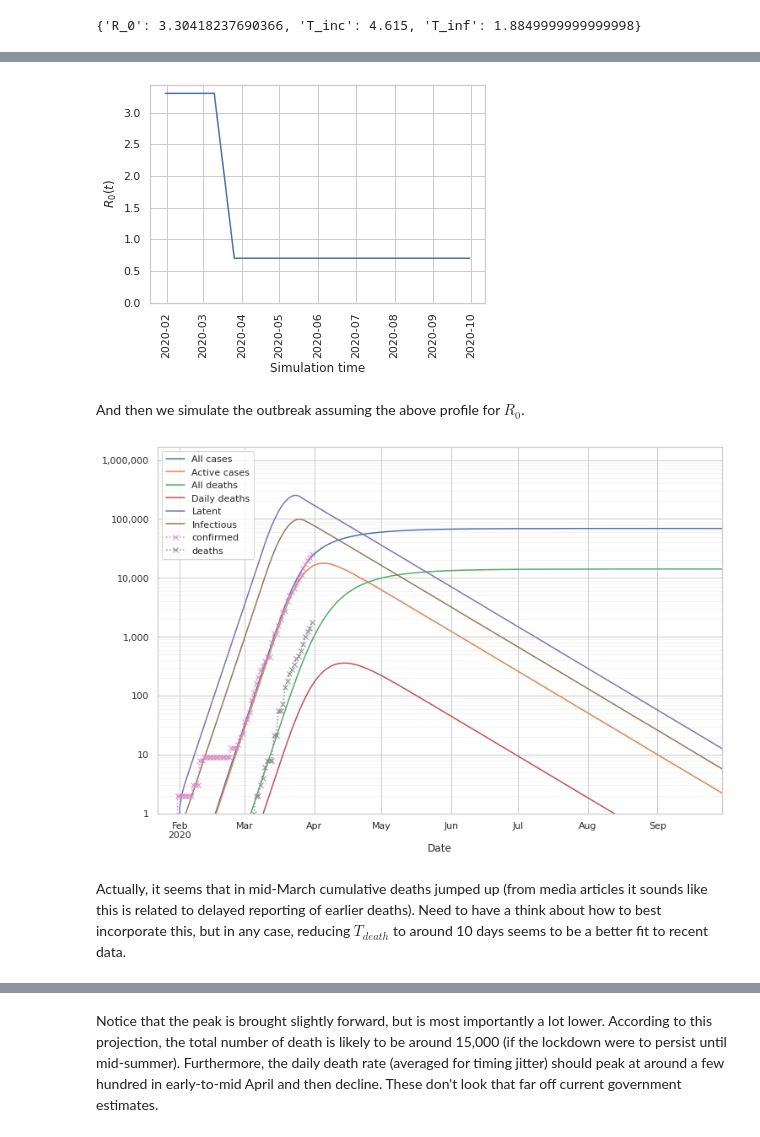
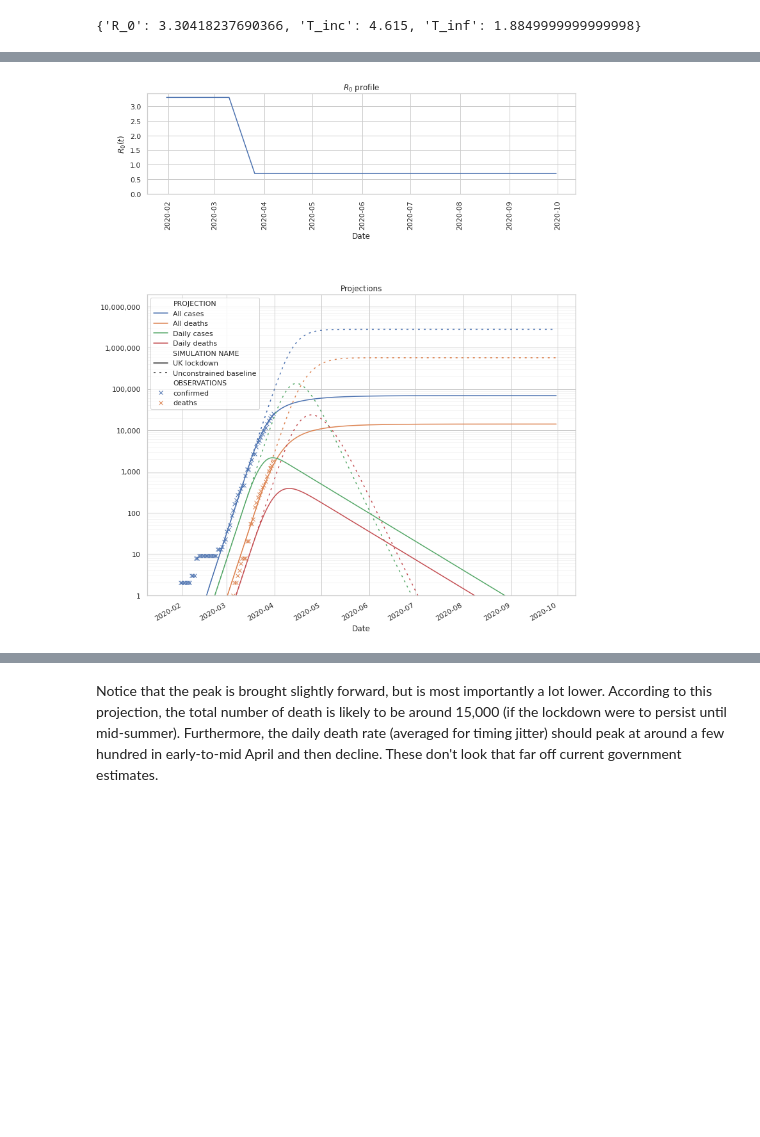
Before and after one commit to jpbrodrick/covid-19-modelling, a Jupyter notebook: Covid-19 SEIR Model.ipynb, the cells around one changed output, grey strips where cells are left out. Saved outputs shown, nothing was run; the diff lists cells and outputs as text; code cells hidden in the pictures; blank space fills up the shorter version.

```diff
--- a/Covid-19 SEIR Model.ipynb
+++ b/Covid-19 SEIR Model.ipynb
@@ -81,8 +81,10 @@ import os
 from collections import namedtuple
 from copy import copy
 from outbreak_modelling import *
+from plotutils import *
 from jhdatautils import *
-sns.set(style='whitegrid')
+# %%
+sns.set(style='whitegrid', palette='deep')
 # %% [markdown]
 ## Load observations
 
@@ -154,11 +134,12 @@ t_model_c = SEIRModel(**transmission_parameters)
 e_model_c = EmissionModel(f_cdr=0.044, f_ifr=0.009,
                           n_detect=4, T_detect=11,
                           n_resolve=9, T_resolve=8,
-                          n_death=4, T_death=14)
+                          n_death=4, T_death=10)
 sim_baseline = run_outbreak(t_model_c, e_model_c, 2*365//3, make_state(S=6.64e7, I=1))
 sim_baseline = calibrate_timing_to_cases(sim_baseline,
                          ts.confirmed[ts['phase']=='unrestricted'])
 sim_baseline.to_csv('simdata/sim-R_0-3.3-baseline-parameters.csv')
-plot_simulation(sim_baseline, t_model_c, ts[ts['phase']=='unrestricted'])
+plot_simulations({'Unconstrained baseline': sim_baseline},
+                 ts[ts.phase=='unrestricted'])
 # %% [output]
 SEIR model parameters: {'R_0': 3.30418237690366, 'T_inc': 4.615, 'T_inf': 1.8849999999999998}
@@ -172,27 +153,25 @@ Now we assume $R_0$ linearly declines from around 10 March to 26 March. First ne
-# %%
-ld_start = (pd.to_datetime('2020/03/10') - sim_baseline.index[0]).days
-ld_end = (pd.to_datetime('2020/03/26') - sim_baseline.index[0]).days
-R0_final = 0.7
-R0_ld = lambda t: np.interp(t, [ld_start, ld_end], [t_model_c.R_0(0), R0_final])
-plt.plot(sim_baseline.index, R0_ld(range(len(sim_baseline))))
-plt.ylim(0, None)
-plt.ylabel('$R_0(t)$')
-plt.xlabel('Simulation time')
-plt.xticks(rotation=90);
-# %% [output]
-[figure, removed]
-# %% [markdown]
-And then we simulate the outbreak assuming the above profile for $R_0$.
 # %%
 t_model_ld = copy(t_model_c)
-t_model_ld.R_0 = R0_ld
+t_model_ld.R_0 = piecewise_linear_R_0_profile(['2020/03/10', '2020/03/26'],
+                                              [transmission_parameters['R_0'], 0.7],
+                                              sim_baseline)
 sim_ld = run_outbreak(t_model_ld, e_model_c, 2*365//3, make_state(S=6.64e7, I=1))
 sim_ld = calibrate_timing_to_cases(sim_ld,
                                    ts.confirmed[ts['phase']=='unrestricted'])
 assert ((sim_baseline.index - sim_ld.index).to_series().dt.days==0).all()
 sim_ld.to_csv('simdata/sim-lockdown-final-R0-{}.csv'.format(R0_final))
-plot_simulation(sim_ld, t_model_ld, ts)
+_, (axt, axb) = plt.subplots(2, 1, figsize=(12, 16),
+                             gridspec_kw={'height_ratios': [1, 3]})
+plt.sca(axt)
+plt.plot(sim_baseline.index, R0_ld(range(len(sim_baseline))))
+plt.ylim(0, None)
+plt.ylabel('$R_0(t)$')
+plt.xlabel('Date')
+plt.xticks(rotation=90)
+plt.title('$R_0$ profile')
+plot_simulations({'UK lockdown': sim_ld,
+                  'Unconstrained baseline': sim_baseline}, ts, ax=axb)
+axb.set_title('Projections')
+plt.subplots_adjust(hspace=0.5)
 # %% [output]
-[figure, old version]
+[figure, new version]
-# %% [markdown]
-Actually, it seems that in mid-March cumulative deaths jumped up (from media articles it sounds like this is related to delayed reporting of earlier deaths). Need to have a think about how to best incorporate this, but in any case, reducing $T_{death}$ to around 10 days seems to be a better fit to recent data.
```
Also changed, not shown: parts of 10 cells of this notebook, 2 other files.
